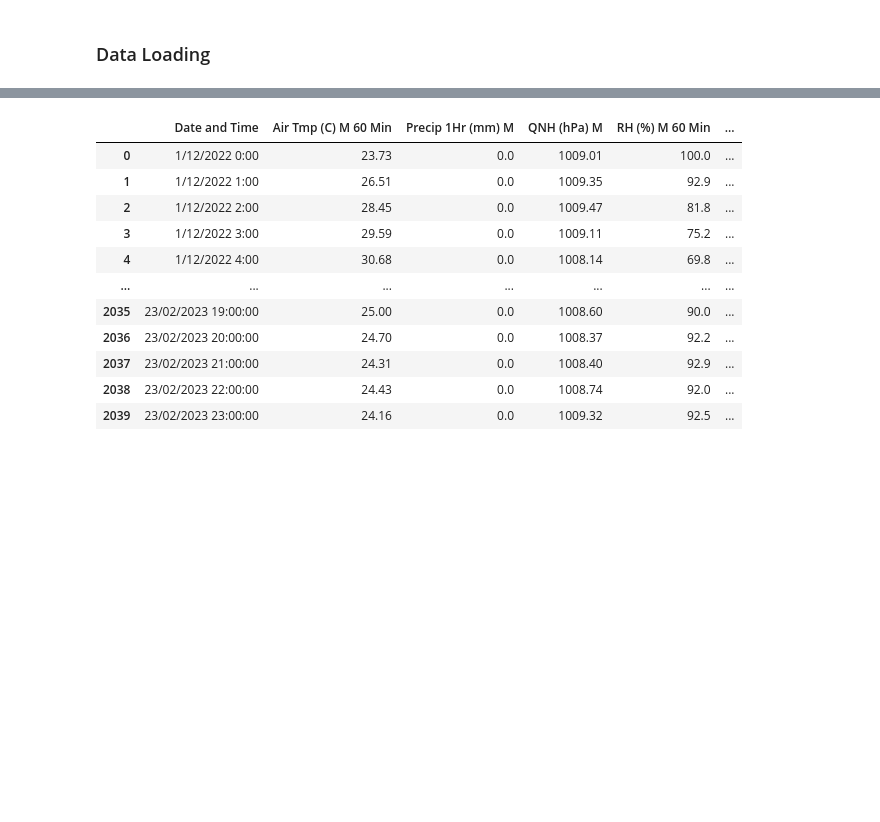
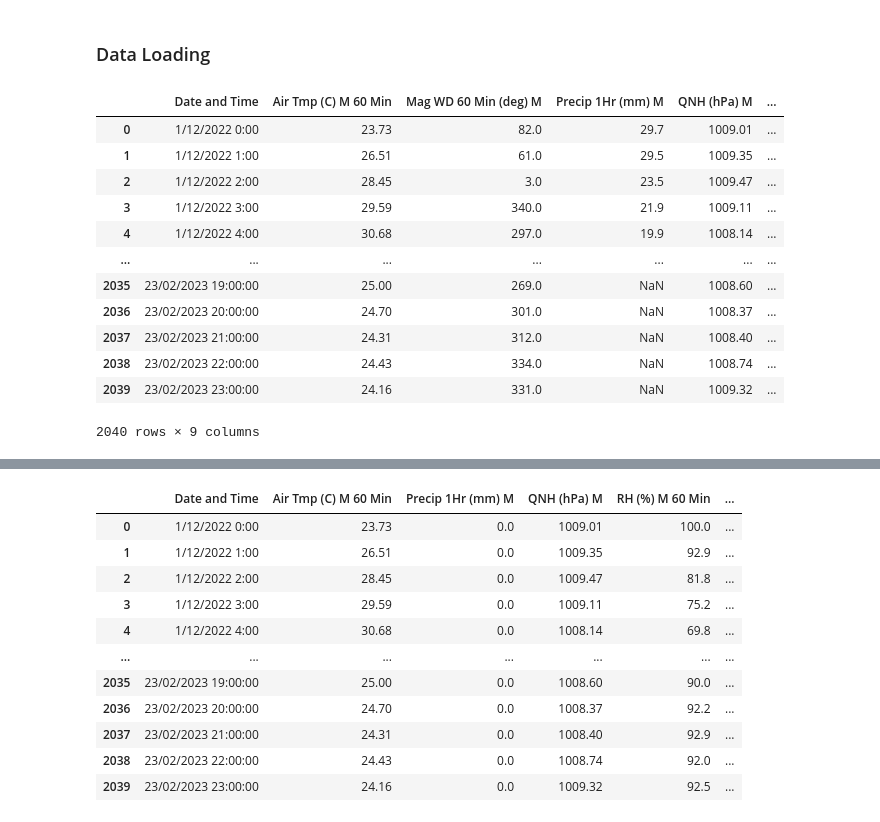
Before and after one commit to el-thobhy/rainfall-prediction, a Jupyter notebook: test_code_bmkg.ipynb, the cells around one changed output, grey strips where cells are left out. Cells and saved outputs as stored; diff of their text form; code cells hidden in the pictures; blank space fills up the shorter version.

Commit message:
data uderstanding selesai, menambahkan descrinbe data belum clean di tabel 4.1 dan 4.2

```diff
--- a/test_code_bmkg.ipynb
+++ b/test_code_bmkg.ipynb
@@ -8,3 +8,20 @@ import seaborn as sns
 import numpy as np
 # %% [markdown]
 ### Data Loading
+# %%
+data_belum_clean = pd.read_excel('2022 Feb 2023 perjam.xlsx')
+data_belum_clean
+# %% [output]
+|  | Date and Time | Air Tmp (C) M 60 Min | Mag WD 60 Min (deg) M | Precip 1Hr (mm) M | QNH (hPa) M | ... |
+| 0 | 1/12/2022 0:00 | 23.73 | 82.0 | 29.7 | 1009.01 | ... |
+| 1 | 1/12/2022 1:00 | 26.51 | 61.0 | 29.5 | 1009.35 | ... |
+| 2 | 1/12/2022 2:00 | 28.45 | 3.0 | 23.5 | 1009.47 | ... |
+| 3 | 1/12/2022 3:00 | 29.59 | 340.0 | 21.9 | 1009.11 | ... |
+| 4 | 1/12/2022 4:00 | 30.68 | 297.0 | 19.9 | 1008.14 | ... |
+| ... | ... | ... | ... | ... | ... | ... |
+| 2035 | 23/02/2023 19:00:00 | 25.00 | 269.0 | NaN | 1008.60 | ... |
+| 2036 | 23/02/2023 20:00:00 | 24.70 | 301.0 | NaN | 1008.37 | ... |
+| 2037 | 23/02/2023 21:00:00 | 24.31 | 312.0 | NaN | 1008.40 | ... |
+| 2038 | 23/02/2023 22:00:00 | 24.43 | 334.0 | NaN | 1008.74 | ... |
+| 2039 | 23/02/2023 23:00:00 | 24.16 | 331.0 | NaN | 1009.32 | ... |
+2040 rows × 9 columns
```
Also changed, not shown: parts of 2 cells of this notebook, 4 other files.
